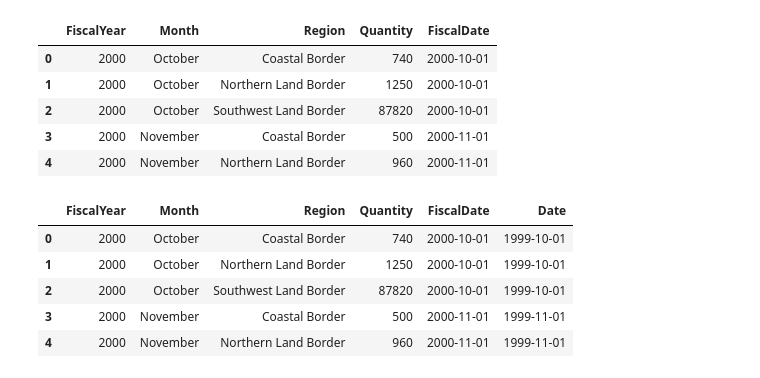
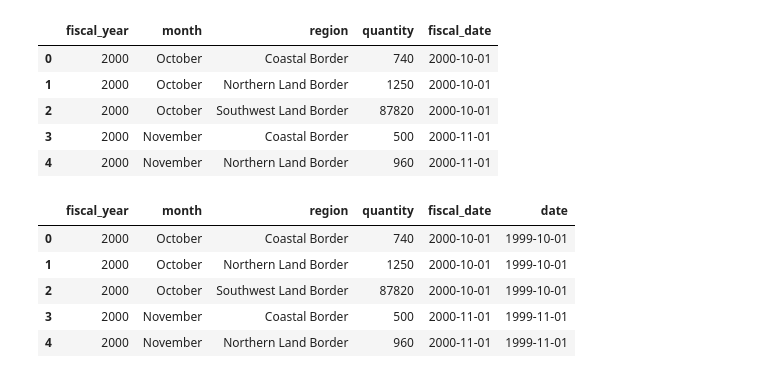
Before and after one commit to arilamstein/immigration_enforcement, a Jupyter notebook: cbp/monthly-encounters.ipynb, the cells around one changed output. Cells and saved outputs as stored; diff of their text form; code cells hidden in the pictures.

```diff
--- a/cbp/monthly-encounters.ipynb
+++ b/cbp/monthly-encounters.ipynb
@@ -23,6 +25,7 @@ pio.renderers.default = "vscode+png"
 
 # Read in data and rename columns for convenience.
 df = pd.read_excel("KHSM Encounters (USBP) fy25m11.xlsx", sheet_name="Monthly Region")
-df = df.rename(columns={"Fiscal\nYear": "FiscalYear"})
+df = df.rename(columns={"Fiscal\nYear": "Fiscal_Year"})
+df.columns = df.columns.str.lower()
 df.head()
 # %% [output]
@@ -35,13 +37,13 @@ df.head()
 | 4 | 2000 | 02 November | Northern Land Border | 960 |
 # %%
 # Create a FiscalDate column that is a datetime object that is a combination of the FiscalYear and Month columns.
-df.Month = df.Month.str.split().str[1]  # Convert "01 October" to just "October"
-df["FiscalDate"] = df.FiscalYear.astype(str) + " " + df.Month
-df.FiscalDate = pd.to_datetime(df.FiscalDate, format="%Y %B")  # Day defaults to 1
+df.month = df.month.str.split().str[1]  # Convert "01 October" to just "October"
+df["fiscal_date"] = df.fiscal_year.astype(str) + " " + df.month
+df.fiscal_date = pd.to_datetime(df.fiscal_date, format="%Y %B")  # Day defaults to 1
 
 df.head()
 # %% [output]
-|  | FiscalYear | Month | Region | Quantity | FiscalDate |
+|  | fiscal_year | month | region | quantity | fiscal_date |
 | 0 | 2000 | October | Coastal Border | 740 | 2000-10-01 |
 | 1 | 2000 | October | Northern Land Border | 1250 | 2000-10-01 |
 | 2 | 2000 | October | Southwest Land Border | 87820 | 2000-10-01 |
@@ -50,17 +52,17 @@ df.head()
 # %%
 # Create a Date column that is the calendar date. This means that months >= October
 # need to have 1 subtracted from the year
 def convert_fiscal_date_to_calendar_date(fiscal_date):
     if fiscal_date.month >= 10:
         return datetime(fiscal_date.year - 1, fiscal_date.month, fiscal_date.day)
     else:
         return fiscal_date
 
 
-df["Date"] = df.FiscalDate.apply(convert_fiscal_date_to_calendar_date)
+df["date"] = df.fiscal_date.apply(convert_fiscal_date_to_calendar_date)
 df.head()
 # %% [output]
-|  | FiscalYear | Month | Region | Quantity | FiscalDate | Date |
+|  | fiscal_year | month | region | quantity | fiscal_date | date |
 | 0 | 2000 | October | Coastal Border | 740 | 2000-10-01 | 1999-10-01 |
 | 1 | 2000 | October | Northern Land Border | 1250 | 2000-10-01 | 1999-10-01 |
 | 2 | 2000 | October | Southwest Land Border | 87820 | 2000-10-01 | 1999-10-01 |
```
Also changed, not shown: parts of 8 cells of this notebook, 2 other files.
